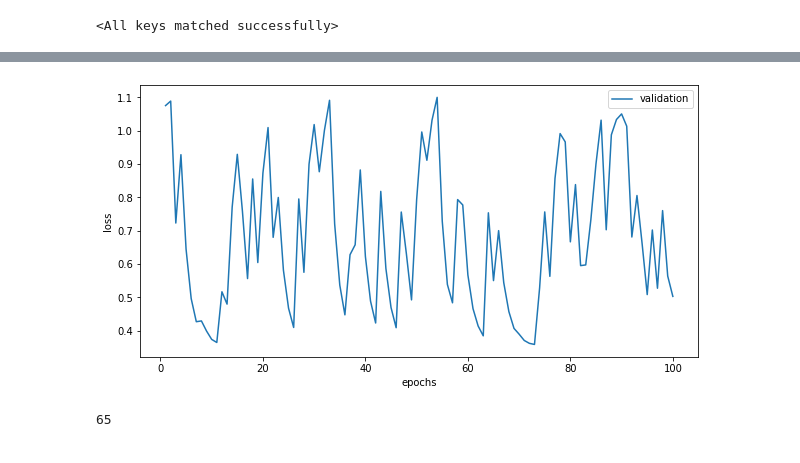
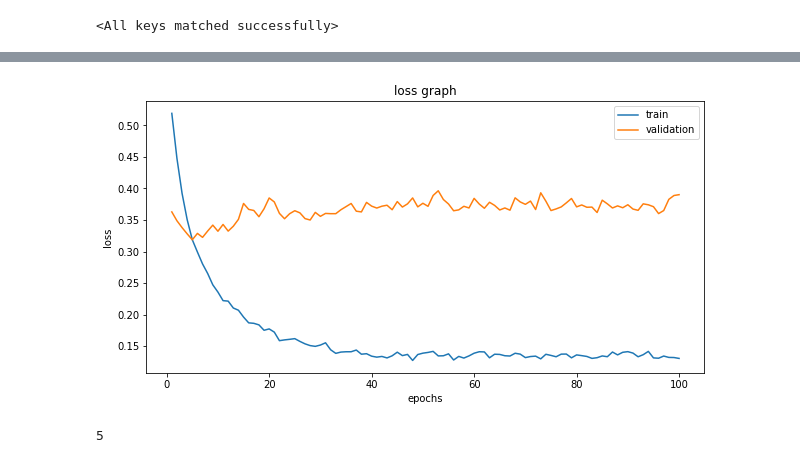
Before and after one commit to DinneRatj/Vector-Embedding-Model, a Jupyter notebook: Softmax_1st_Run_Train.ipynb, the cells around one changed output, grey strips where cells are left out. Cells and saved outputs as stored; diff of their text form; code cells hidden in the pictures.

```diff
--- a/Softmax_1st_Run_Train.ipynb
+++ b/Softmax_1st_Run_Train.ipynb
@@ -28,8 +29,8 @@ Drive already mounted at /content/drive; to attempt to forcibly remount, call dr
 # %%
 #Reading data
-learn_data = pd.read_csv("/content/drive/MyDrive/Colab_Notebooks/bigml_59c28831336c6604c800002a.csv")
+dataset = pd.read_csv("/content/drive/MyDrive/Degree and Master Study/S2 Binus/Semester 6/Thesis Deep Learning/Koding/bigml_59c28831336c6604c800002a.csv")
 pd.options.display.max_columns = None
-learn_data
+dataset
 # %% [output]
 |  | state | account length | area code | phone number | international plan | voice mail plan | ... |
 | 0 | KS | 128 | 415 | 382-4657 | no | yes | ... |
@@ -229,9 +249,11 @@ scheduler = torch.optim.lr_scheduler.ExponentialLR(optimizer, 0.9)
 # %%
 #Training the data
-epochs = 100
-batch_size = 10
+epochs = 100 #The number of times the dataset will be used to train the model
+batch_size = 10 #Besaran kumpulan atau pecahan data dari dataset
+
 mean_losses_train = []
 mean_losses_valid = []
+
 best_loss_valid = np.inf
 
 for i in range(epochs):
@@ -239,15 +261,18 @@ for i in range(epochs):
     aggregated_losses_train = []
     aggregated_losses_valid = []
     i += 1
-    idxs = np.random.permutation(train_records)
+#added random permutation for shuffle data training
+    idxs_train = np.random.permutation(train_records)
     for j in range((train_records//batch_size)+1):
         start_train = j*batch_size
         end_train = start_train+batch_size
 
-        idxs_batch = idxs[start_train:end_train]
+        idxs_batch_train = idxs_train[start_train:end_train] #for shuffle training dataset
 
-        train, weights1, weights2, train_embed = model(numerical_train_data[idxs_batch], categorical_train_data[idxs_batch])
-        train_loss = loss_function(train_embed, train_outputs[idxs_batch])
+        #input is replaced with categorical_train_data and numerical_train_data
+        train, weights1, weights2, train_embed = model(numerical_train_data[idxs_batch_train], categorical_train_data[idxs_batch_train])
+
+        train_loss = loss_function(train_embed, train_outputs[idxs_batch_train])
         aggregated_losses_train.append(train_loss)
 
         print(f'iteration: {j:3} loss: {train_loss.item():10.8f}')
@@ -259,24 +284,35 @@ for i in range(epochs):
 
     print(f'epoch: {i:3} mean loss training: {mean_loss_train.item():10.8f}')
     mean_losses_train.append(mean_loss_train)
-
+#==============================================================================================
+#validation
+#==============================================================================================
     model.eval()
     with torch.set_grad_enabled(False):
         for k in range((valid_records//batch_size)+1):
             start_valid = k*batch_size
             end_valid = start_valid+batch_size
+
+            #input is replaced with categorical_valid_data and numerical_valid_data
             valid, weights1, weights2, valid_embed = model(numerical_valid_data[start_valid:end_valid], categorical_valid_data[start_valid:end_valid])
+
+            #loss name is differentiated between train and validation, outputs is changed to valid_outputs
             valid_loss = loss_function(valid_embed, valid_outputs[start_valid:end_valid])
             aggregated_losses_valid.append(valid_loss)
+
     mean_loss_valid = torch.mean(torch.stack(aggregated_losses_valid))
+
     print(f'epoch: {i:3} mean loss validation: {mean_loss_valid:.8f}')
 
+#======================================================================
+#The model is saved when the loss is lowest not at the end of the epoch
+#======================================================================
     if mean_loss_valid.cpu().numpy()[()] < best_loss_valid:
         best_loss_valid = mean_loss_valid
-        torch.save(model.state_dict(), "/content/drive/MyDrive/Colab_Notebooks/model_train_softmax.pth".format(churn_percentage))
-#        torch.save(model.state_dict(), "model_train_cre_{}.pth".format(churn_percentage))
+        torch.save(model.state_dict(),"/content/drive/MyDrive/Degree and Master Study/S2 Binus/Semester 6/Thesis Deep Learning/Koding/Train Model/SoftMax.pth".format(churn_percentage))
         best_epoch = i
 
     mean_losses_valid.append(mean_loss_valid)
+
     scheduler.step()
 # %% [output]
@@ -348,16 +398,15 @@ print (mean_losses_valid)
 # %%
 epochs_to_show = 100
 smoothing = 0.5
 plt.figure(figsize=(10,5))
-#plt.plot(range(1,epochs_to_show+1), smooth(me_losses_train[0:epochs_to_show],smoothing), label = 'train')
+plt.plot(range(1,epochs_to_show+1), smooth(me_losses_train[0:epochs_to_show],smoothing), label = 'train')
 plt.plot(range(1,epochs_to_show+1), smooth(mean_losses_valid[0:epochs_to_show],smoothing), label = 'validation')
 plt.xlabel('epochs')
 plt.ylabel('loss')
 plt.legend(loc='upper right')
-# plt.ylim((0.0, 0.9))
-# plt.title('loss graph')
+plt.title('loss graph')
 plt.show()
 print(best_epoch)
 # %% [output]
-[figure, old version]
+[figure, new version]
-65
+5
```
Also changed, not shown: parts of 14 cells of this notebook.
